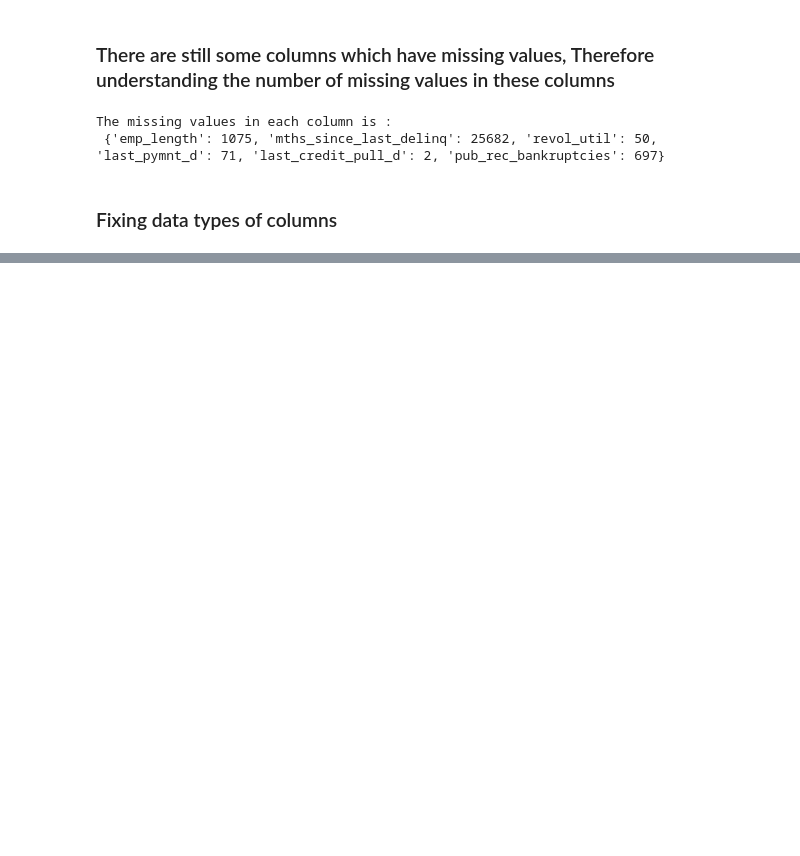
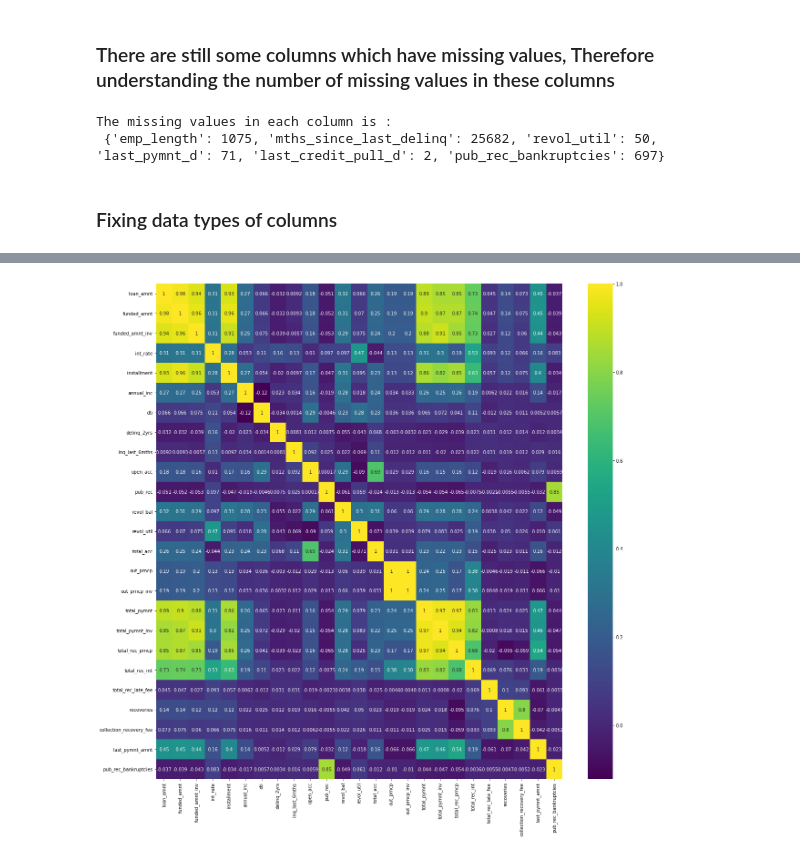
Before and after one commit to karthickchetti/LendingClubCaseStudy, a Jupyter notebook: Karthick_Chetti.ipynb, the cells around one changed output, grey strips where cells are left out. Cells and saved outputs as stored; diff of their text form; code cells hidden in the pictures; blank space fills up the shorter version.

```diff
--- a/Karthick_Chetti.ipynb
+++ b/Karthick_Chetti.ipynb
@@ -239,0 +250,13 @@ box_plot_col(lc_df_droppedcol)
+# %%
+num_cols=[]
+for col in lc_df_droppedcol.columns:
+    if lc_df_droppedcol[col].dtype in ["int64","float64"]:
+        num_cols.append(col)
+num_df_corr=lc_df_droppedcol[num_cols].corr()
+num_df=lc_df_droppedcol[num_cols]
+# %%
+plt.figure(figsize=(20,20))
+sns.heatmap(num_df_corr,cmap="viridis",annot=True)
+plt.show()
+# %% [output]
+[figure, added]
```
Also changed, not shown: parts of 6 cells of this notebook.
